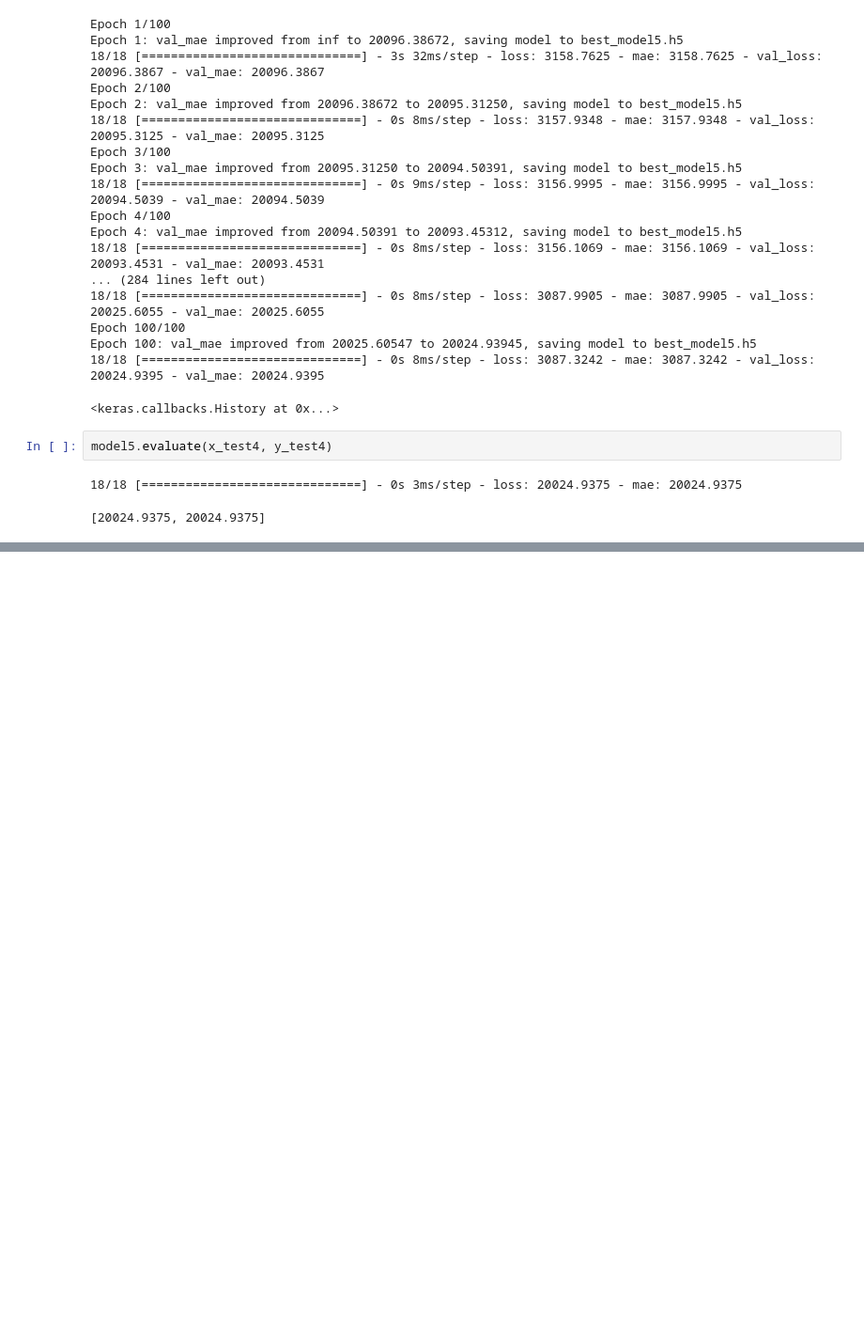
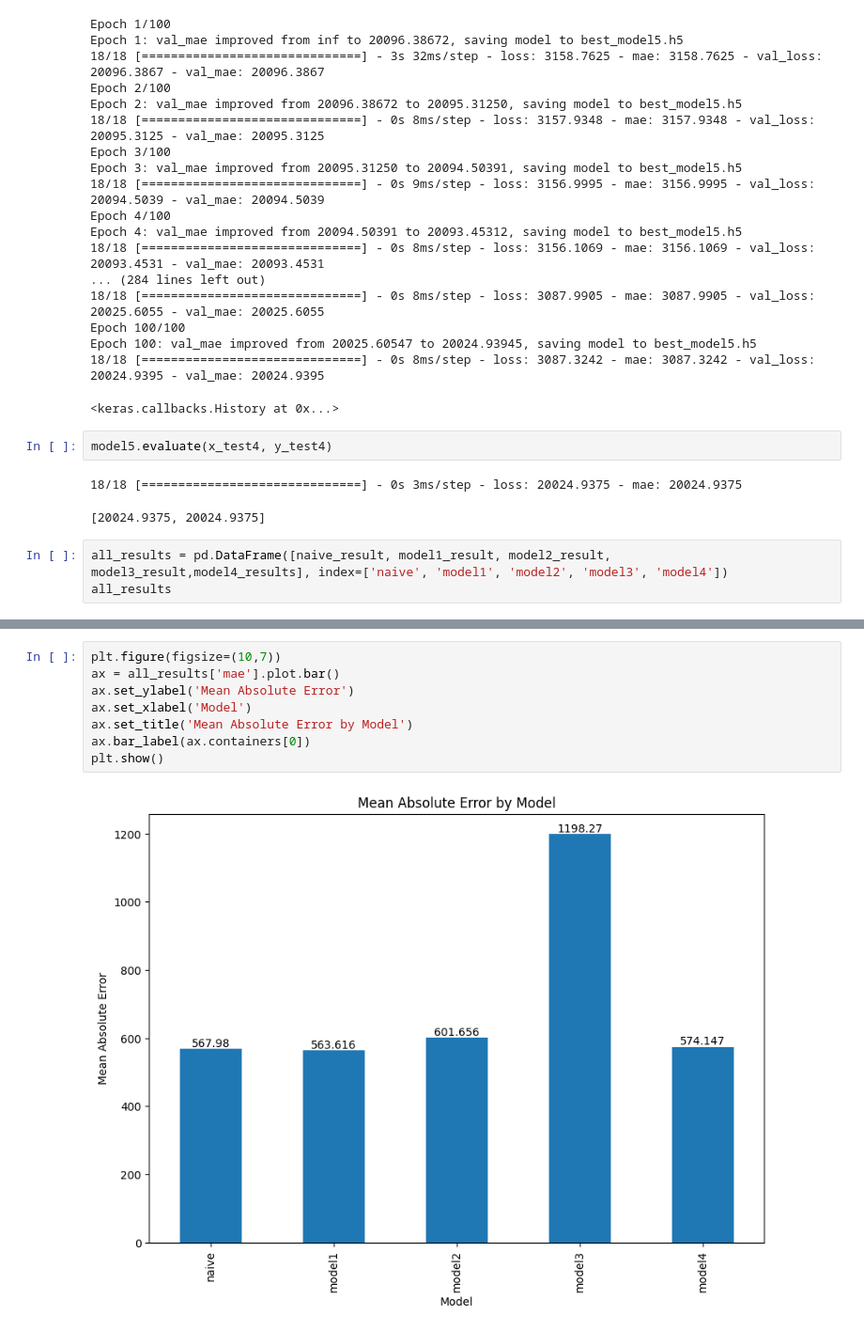
Before and after one commit to ryzhokhina/Tensorflow-Dev-Exam-Preparation, a Jupyter notebook: 10_timeseries_forecasting_univariate.ipynb, the cells around one changed output, grey strips where cells are left out. Shown: that part at 94% size. Saved outputs shown, nothing was run; the diff lists cells and outputs as text; blank space fills up the shorter version.

```diff
--- a/10_timeseries_forecasting_univariate.ipynb
+++ b/10_timeseries_forecasting_univariate.ipynb
@@ -996,3 +996,6 @@ model5.evaluate(x_test4, y_test4)
 # %% [output]
 18/18 [==============================] - 0s 3ms/step - loss: 20024.9375 - mae: 20024.9375
 [20024.9375, 20024.9375]
+# %%
+all_results = pd.DataFrame([naive_result, model1_result, model2_result, model3_result,model4_results], index=['naive', 'model1', 'model2', 'model3', 'model4'])
+all_results
@@ -998,0 +1009,10 @@ model5.evaluate(x_test4, y_test4)
+# %%
+plt.figure(figsize=(10,7))
+ax = all_results['mae'].plot.bar()
+ax.set_ylabel('Mean Absolute Error')
+ax.set_xlabel('Model')
+ax.set_title('Mean Absolute Error by Model')
+ax.bar_label(ax.containers[0])
+plt.show()
+# %% [output]
+[figure, added]
```
Also changed, not shown: parts of 1 cell of this notebook.
